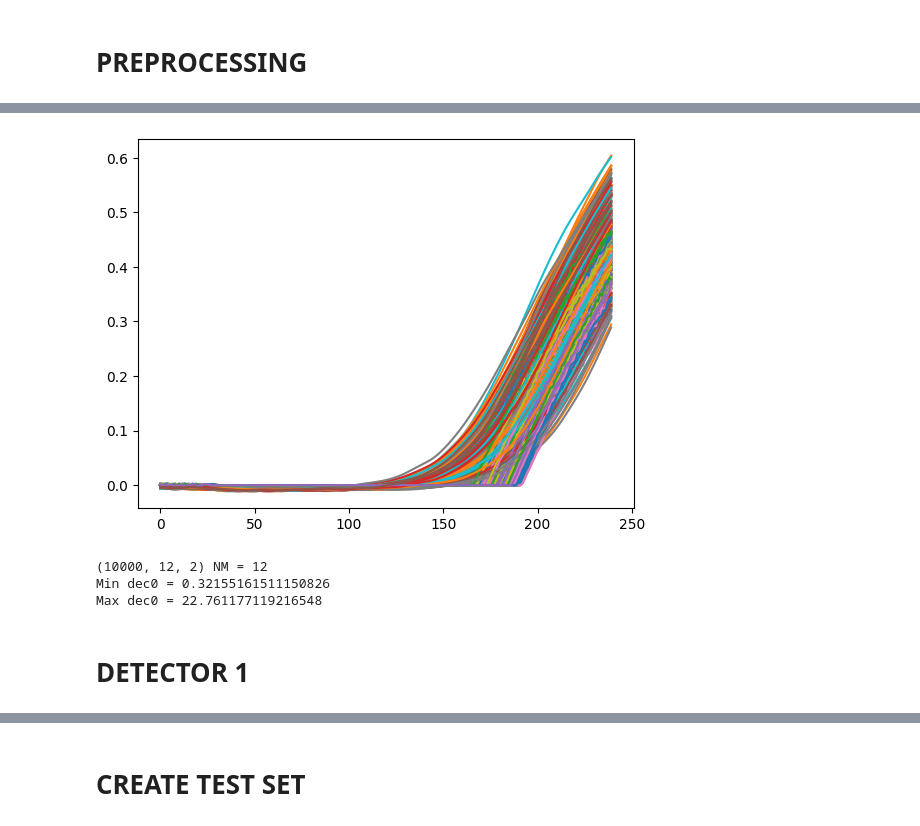
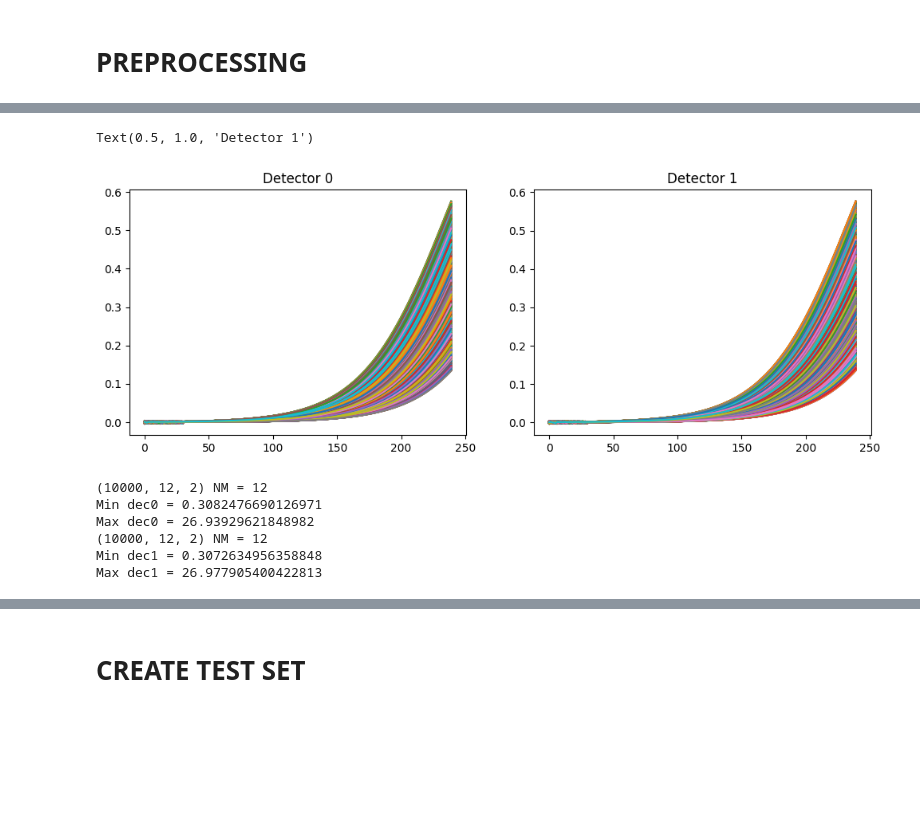
Before and after one commit to wjosefw/Signal-processing-with-Neural-networks, a Jupyter notebook: only_simulados_high_noise.ipynb, the cells around one changed output, grey strips where cells are left out. Cells and saved outputs as stored; diff of their text form; code cells hidden in the pictures; blank space fills up the shorter version.

```diff
--- a/only_simulados_high_noise.ipynb
+++ b/only_simulados_high_noise.ipynb
@@ -79,8 +60,10 @@ plt.legend()
 # %%
+#---------------------------------- General Definitions ---------------------------------------
 Num_casos = 10000
 Ntest = int(0.1*Num_casos)
 Nc = 2
 
 t_shift = 8 #In time steps
-t0 = 65 + np.random.randint(5, size = Num_casos)
-tt=np.linspace(0,600,600)   #time step of 0.2ns
+t0 = 80 + np.random.randint(5, size = Num_casos)
+start = 50*EXTRASAMPLING
+stop = 80*EXTRASAMPLING
@@ -103,40 +84,73 @@ plt.legend()
 # %%
 #------------------------------------------- Simulate detector pulses --------------------
-INPUT_dec0 = np.zeros((Num_casos,Nt_new,Nc))
+INPUT_dec0 = np.zeros((Num_casos, Nt_new, Nc))
+INPUT_dec1 = np.zeros((Num_casos, Nt_new, Nc))
 
 for i in range(Num_casos):
-  centro = t0[i]
-  noise = np.random.normal(scale=1e-4, size=t_shift)
+  noise = np.random.normal(scale = 1e-4, size = t_shift)
 
-  PULSO = pulso_poisson(tiempo_new, 70, A = Photon_yield, tau_rise = tau_rise_dec0, tau_drop = tau_drop_dec0, NOISE = True)
-  INPUT_dec0[i,:,0] = PULSO
-  INPUT_dec0[i,:,1] = np.roll(PULSO, t_shift)
+  PULSO_dec0 = pulso_sigmoid(tiempo_new, t0[i], A = Photon_yield, center_window = center_window_dec0, rise_window = rise_window_dec0, tau_rise = tau_rise_dec0, tau_drop = tau_drop_dec0, NOISE = True)
+  PULSO_dec1 = pulso_sigmoid(tiempo_new, t0[i], A = Photon_yield, center_window = center_window_dec1, rise_window = rise_window_dec1, tau_rise = tau_rise_dec1, tau_drop = tau_drop_dec1, NOISE = True)
+
+  INPUT_dec0[i,:,0] = PULSO_dec0
+  INPUT_dec0[i,:,1] = np.roll(PULSO_dec0, t_shift)
   INPUT_dec0[i,0:t_shift,1] = noise
+
+  INPUT_dec1[i,:,0] = PULSO_dec1
+  INPUT_dec1[i,:,1] = np.roll(PULSO_dec1, t_shift)
+  INPUT_dec1[i,0:t_shift,1] = noise
+
 
 #------------------------------------------- Create train set ---------------------------
 trainX_dec0, REF_train_dec0 = delay_pulse_pair(INPUT_dec0[:,start:stop,:], new_time_step, t_shift = t_shift, delay_steps = 32)
+trainX_dec1, REF_train_dec1 = delay_pulse_pair(INPUT_dec1[:,start:stop,:], new_time_step, t_shift = t_shift, delay_steps = 32)
 # %%
-for i in range(new_V55.shape[0]):
+plt.figure(figsize = (12,4))
+
+plt.subplot(121)
+for i in range(trainX_dec0.shape[0]):
   plt.plot(trainX_dec0[i,:,0])
-  plt.plot(new_V55[i,start:stop,0])
+plt.title('Detector 0')
+
+plt.subplot(122)
+for i in range(trainX_dec1.shape[0]):
+  plt.plot(trainX_dec1[i,:,0])
+plt.title('Detector 1')
 # %% [output]
+Text(0.5, 1.0, 'Detector 1')
-[figure, old version]
+[figure, new version]
 # %%
 #-------------------------------------------------------------- Calculate moments ---------------------------------------------------
 M_Train_dec0 = momentos(trainX_dec0)
+M_Train_dec1 = momentos(trainX_dec1)
 
+
+#-------------------------------------------------------------- Normalize ---------------------------------------------------------
 min_dec0 = np.min(M_Train_dec0)
 max_dec0 = np.max(M_Train_dec0)
 
-M_Train_dec0 = (M_Train_dec0-min_dec0)/(max_dec0 - min_dec0)
+min_dec1 = np.min(M_Train_dec1)
+max_dec1 = np.max(M_Train_dec1)
 
+M_Train_dec0 = (M_Train_dec0 - min_dec0)/(max_dec0 - min_dec0)
+M_Train_dec1 = (M_Train_dec1 - min_dec1)/(max_dec1 - min_dec1)
+
+
+#------------------------------------------------- Print Important information ------------------------------------------------------
 NM = np.shape(M_Train_dec0)[1]
 print(M_Train_dec0.shape, "NM =", NM)
 print('Min dec0 =', min_dec0)
 print('Max dec0 =', max_dec0)
+
+
+NM = np.shape(M_Train_dec1)[1]
+print(M_Train_dec1.shape, "NM =", NM)
+print('Min dec1 =', min_dec1)
+print('Max dec1 =', max_dec1)
 # %% [output]
 (10000, 12, 2) NM = 12
-Min dec0 = 0.32155161511150826
-Max dec0 = 22.761177119216548
+Min dec0 = 0.3082476690126971
+Max dec0 = 26.93929621848982
+(10000, 12, 2) NM = 12
+Min dec1 = 0.3072634956358848
+Max dec1 = 26.977905400422813
-# %% [markdown]
-# **DETECTOR 1**
```
Also changed, not shown: parts of 29 cells of this notebook.
